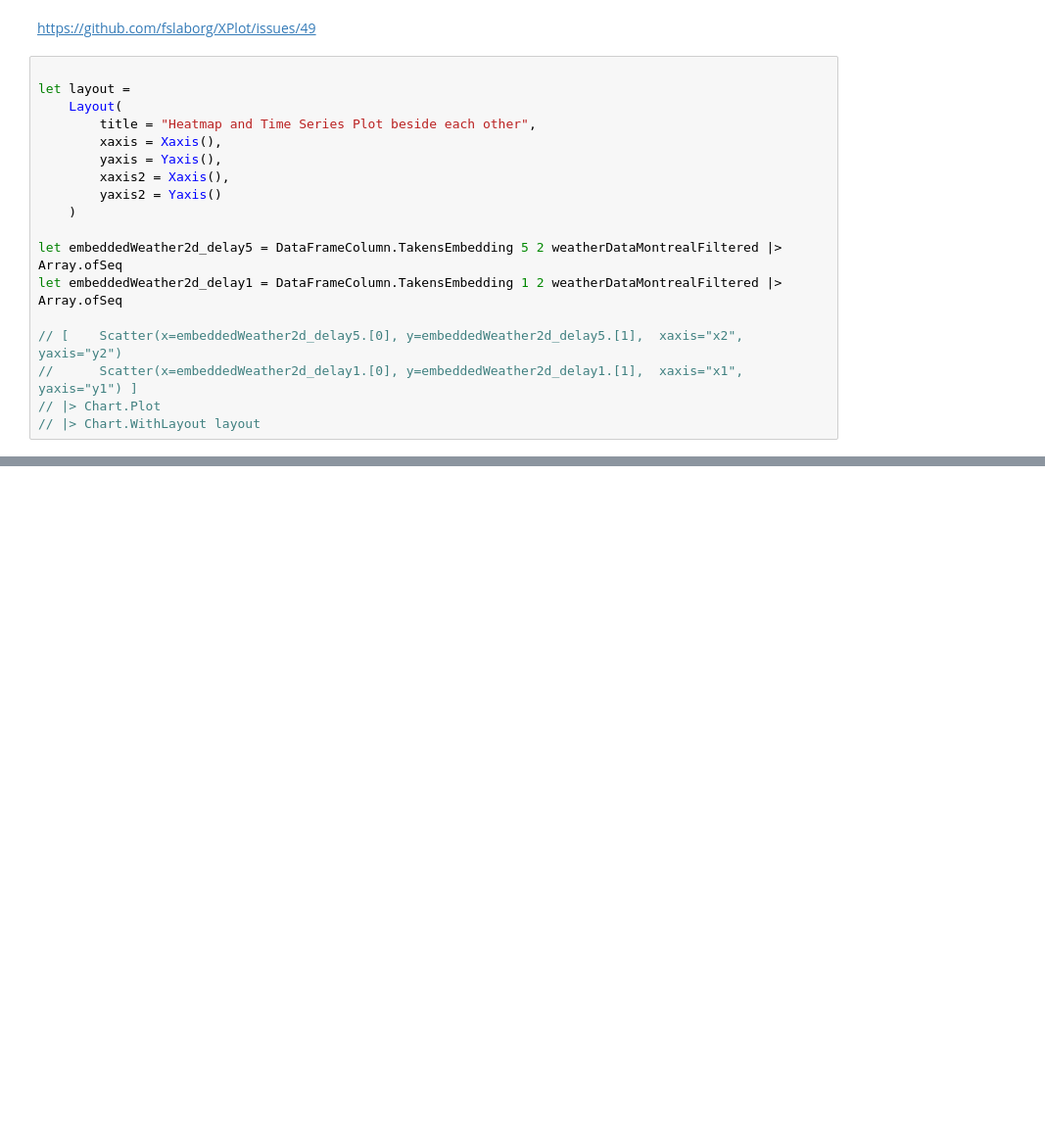
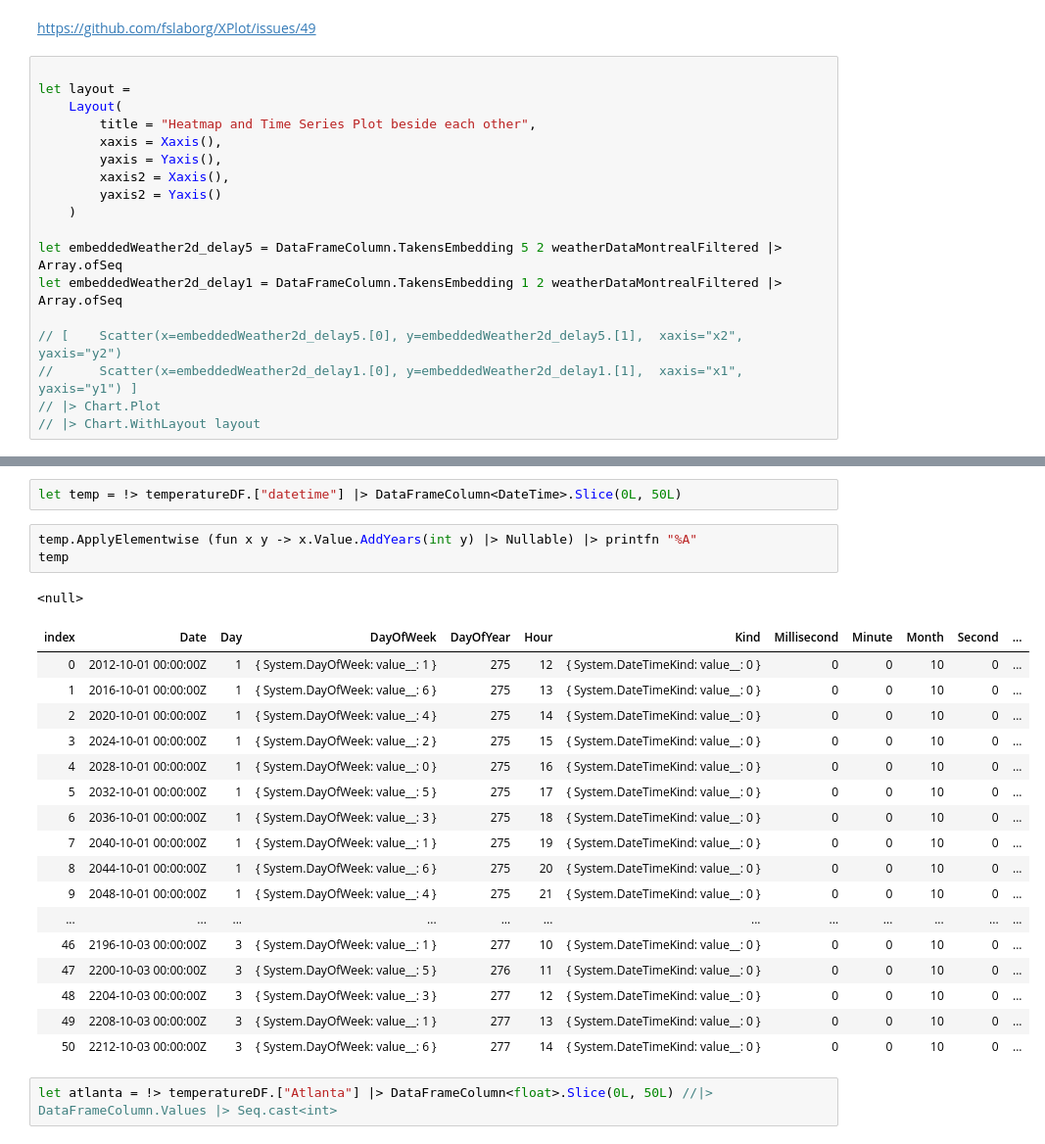
Before and after one commit to SpaceAntelope/dataframe-takens, a Jupyter notebook: Notebooks/Takens' Embedding.ipynb, the cells around one changed output, grey strips where cells are left out. Shown: that part at 98% size. Cells and saved outputs as stored; diff of their text form; blank space fills up the shorter version.

```diff
--- a/Notebooks/Takens' Embedding.ipynb
+++ b/Notebooks/Takens' Embedding.ipynb
@@ -186,0 +202,26 @@ plot'''' [|0;2;3|] embeddedFinal |> display
+# %%
+let temp = !> temperatureDF.["datetime"] |> DataFrameColumn<DateTime>.Slice(0L, 50L)
+# %%
+temp.ApplyElementwise (fun x y -> x.Value.AddYears(int y) |> Nullable) |> printfn "%A"
+temp
+# %% [output]
+<null>
+| index | Date | Day | DayOfWeek | DayOfYear | Hour | Kind | Millisecond | Minute | Month | Second | ... |
+| 0 | 2012-10-01 00:00:00Z | 1 | { System.DayOfWeek: value__: 1 } | 275 | 12 | { System.DateTimeKind: value__: 0 } | 0 | 0 | 10 | 0 | ... |
+| 1 | 2016-10-01 00:00:00Z | 1 | { System.DayOfWeek: value__: 6 } | 275 | 13 | { System.DateTimeKind: value__: 0 } | 0 | 0 | 10 | 0 | ... |
+| 2 | 2020-10-01 00:00:00Z | 1 | { System.DayOfWeek: value__: 4 } | 275 | 14 | { System.DateTimeKind: value__: 0 } | 0 | 0 | 10 | 0 | ... |
+| 3 | 2024-10-01 00:00:00Z | 1 | { System.DayOfWeek: value__: 2 } | 275 | 15 | { System.DateTimeKind: value__: 0 } | 0 | 0 | 10 | 0 | ... |
+| 4 | 2028-10-01 00:00:00Z | 1 | { System.DayOfWeek: value__: 0 } | 275 | 16 | { System.DateTimeKind: value__: 0 } | 0 | 0 | 10 | 0 | ... |
+| 5 | 2032-10-01 00:00:00Z | 1 | { System.DayOfWeek: value__: 5 } | 275 | 17 | { System.DateTimeKind: value__: 0 } | 0 | 0 | 10 | 0 | ... |
+| 6 | 2036-10-01 00:00:00Z | 1 | { System.DayOfWeek: value__: 3 } | 275 | 18 | { System.DateTimeKind: value__: 0 } | 0 | 0 | 10 | 0 | ... |
+| 7 | 2040-10-01 00:00:00Z | 1 | { System.DayOfWeek: value__: 1 } | 275 | 19 | { System.DateTimeKind: value__: 0 } | 0 | 0 | 10 | 0 | ... |
+| 8 | 2044-10-01 00:00:00Z | 1 | { System.DayOfWeek: value__: 6 } | 275 | 20 | { System.DateTimeKind: value__: 0 } | 0 | 0 | 10 | 0 | ... |
+| 9 | 2048-10-01 00:00:00Z | 1 | { System.DayOfWeek: value__: 4 } | 275 | 21 | { System.DateTimeKind: value__: 0 } | 0 | 0 | 10 | 0 | ... |
+| ... | ... | ... | ... | ... | ... | ... | ... | ... | ... | ... | ... |
+| 46 | 2196-10-03 00:00:00Z | 3 | { System.DayOfWeek: value__: 1 } | 277 | 10 | { System.DateTimeKind: value__: 0 } | 0 | 0 | 10 | 0 | ... |
+| 47 | 2200-10-03 00:00:00Z | 3 | { System.DayOfWeek: value__: 5 } | 276 | 11 | { System.DateTimeKind: value__: 0 } | 0 | 0 | 10 | 0 | ... |
+| 48 | 2204-10-03 00:00:00Z | 3 | { System.DayOfWeek: value__: 3 } | 277 | 12 | { System.DateTimeKind: value__: 0 } | 0 | 0 | 10 | 0 | ... |
+| 49 | 2208-10-03 00:00:00Z | 3 | { System.DayOfWeek: value__: 1 } | 277 | 13 | { System.DateTimeKind: value__: 0 } | 0 | 0 | 10 | 0 | ... |
+| 50 | 2212-10-03 00:00:00Z | 3 | { System.DayOfWeek: value__: 6 } | 277 | 14 | { System.DateTimeKind: value__: 0 } | 0 | 0 | 10 | 0 | ... |
+# %%
+let atlanta = !> temperatureDF.["Atlanta"] |> DataFrameColumn<float>.Slice(0L, 50L) //|> DataFrameColumn.Values |> Seq.cast<int>
```
Also changed, not shown: parts of 7 cells of this notebook, 14 other files.
